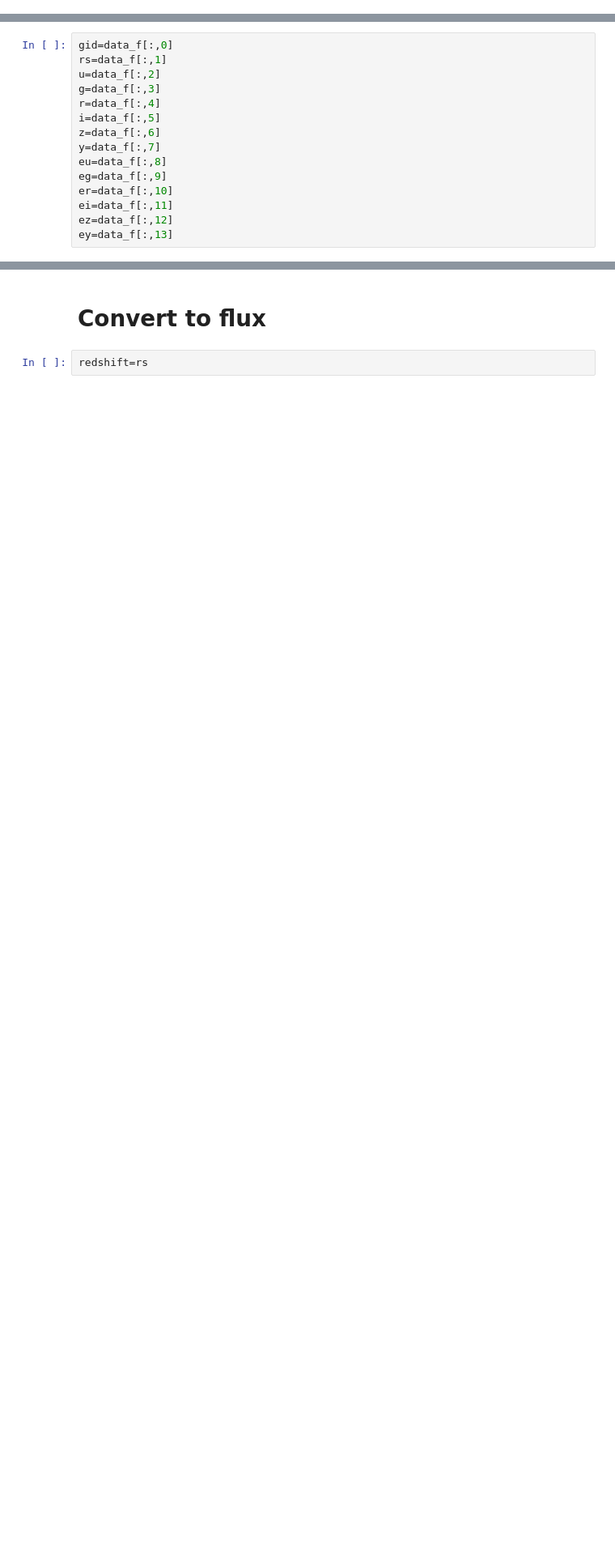
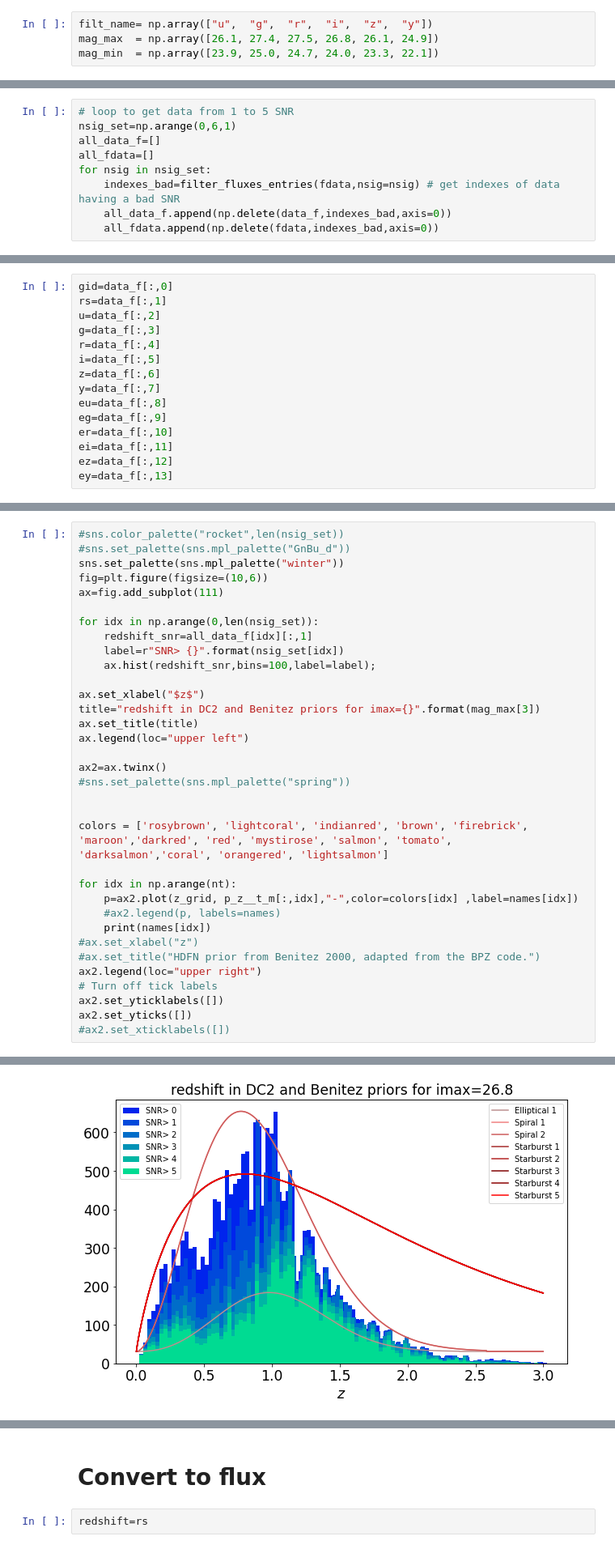
Before and after one commit to sylvielsstfr/MyDockerTools, a Jupyter notebook: UbuntuAnacondaDelightRail/notebooks/analysis_input_rail/Dumphdf5InputFileswithRAIL.ipynb, the cells around one changed output, grey strips where cells are left out. Shown at 81% size. Saved outputs shown, nothing was run; the diff lists cells and outputs as text; blank space fills up the shorter version.

```diff
--- a/UbuntuAnacondaDelightRail/notebooks/analysis_input_rail/Dumphdf5InputFileswithRAIL.ipynb
+++ b/UbuntuAnacondaDelightRail/notebooks/analysis_input_rail/Dumphdf5InputFileswithRAIL.ipynb
@@ -29,0 +35,4 @@ plt.rcParams['ytick.labelsize']= 'xx-large'
+# %%
+filt_name= np.array(["u",  "g",  "r",  "i",  "z",  "y"])
+mag_max  = np.array([26.1, 27.4, 27.5, 26.8, 26.1, 24.9])
+mag_min  = np.array([23.9, 25.0, 24.7, 24.0, 23.3, 22.1])
@@ -158,2 +171,11 @@ fdata=mag_to_flux(data_f)
 # %% [markdown]
 ## Selection on fluxes
+# %%
+# loop to get data from 1 to 5 SNR
+nsig_set=np.arange(0,6,1)
+all_data_f=[]
+all_fdata=[]
+for nsig in nsig_set:
+    indexes_bad=filter_fluxes_entries(fdata,nsig=nsig) # get indexes of data having a bad SNR
+    all_data_f.append(np.delete(data_f,indexes_bad,axis=0))
+    all_fdata.append(np.delete(fdata,indexes_bad,axis=0))
@@ -198,0 +339,35 @@ Text(0.5, 1.0, 'redshift')
+# %%
+#sns.color_palette("rocket",len(nsig_set))
+#sns.set_palette(sns.mpl_palette("GnBu_d"))
+sns.set_palette(sns.mpl_palette("winter"))
+fig=plt.figure(figsize=(10,6))
+ax=fig.add_subplot(111)
+
+for idx in np.arange(0,len(nsig_set)):
+    redshift_snr=all_data_f[idx][:,1]
+    label=r"SNR> {}".format(nsig_set[idx])
+    ax.hist(redshift_snr,bins=100,label=label);
+
+ax.set_xlabel("$z$")
+title="redshift in DC2 and Benitez priors for imax={}".format(mag_max[3])
+ax.set_title(title)
+ax.legend(loc="upper left")
+
+ax2=ax.twinx()
+#sns.set_palette(sns.mpl_palette("spring"))
+
+
+colors = ['rosybrown', 'lightcoral', 'indianred', 'brown', 'firebrick', 'maroon','darkred', 'red', 'mystirose', 'salmon', 'tomato', 'darksalmon','coral', 'orangered', 'lightsalmon']
+
+for idx in np.arange(nt):
+    p=ax2.plot(z_grid, p_z__t_m[:,idx],"-",color=colors[idx] ,label=names[idx])
+    #ax2.legend(p, labels=names)
+    print(names[idx])
+#ax.set_xlabel("z")
+#ax.set_title("HDFN prior from Benitez 2000, adapted from the BPZ code.")
+ax2.legend(loc="upper right")
+# Turn off tick labels
+ax2.set_yticklabels([])
+ax2.set_yticks([])
+#ax2.set_xticklabels([])
+# %% [output]
@@ -198,0 +383 @@ Text(0.5, 1.0, 'redshift')
+[figure, added]
```
Also changed, not shown: parts of 44 cells of this notebook, 2 other files.
